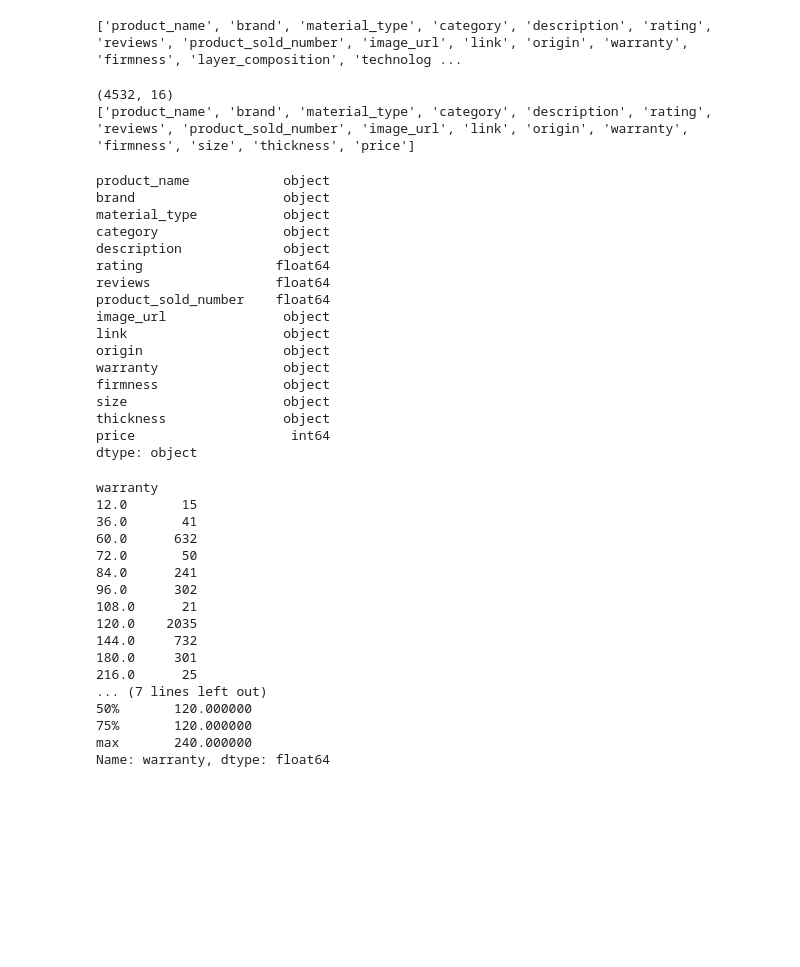
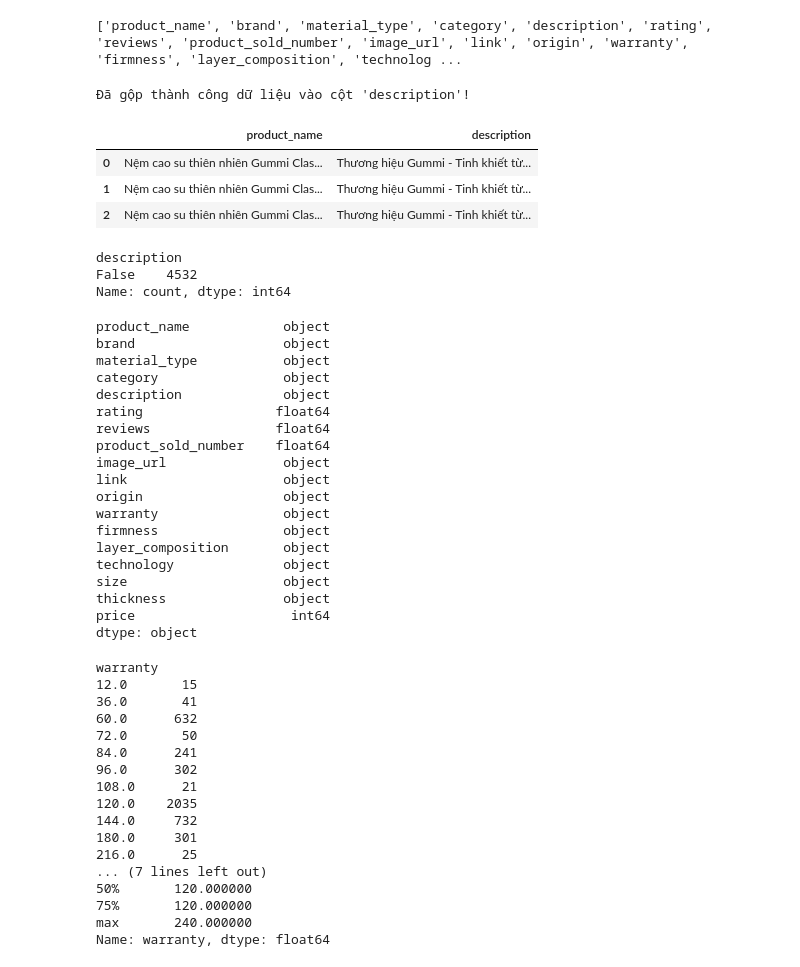
Before and after one commit to HuyyGiaa/PROJECT-DS108, a Jupyter notebook: notebooks/cleaning.ipynb, the cells around one changed output. Saved outputs shown, nothing was run; the diff lists cells and outputs as text; code cells hidden in the pictures; blank space fills up the shorter version.

```diff
--- a/notebooks/cleaning.ipynb
+++ b/notebooks/cleaning.ipynb
@@ -451,14 +452,28 @@ df_flat.shape
 print(df_flat.columns.tolist())
 # %% [output]
 ['product_name', 'brand', 'material_type', 'category', 'description', 'rating', 'reviews', 'product_sold_number', 'image_url', 'link', 'origin', 'warranty', 'firmness', 'layer_composition', 'technolog ...
-# %%
-df_flat = df_flat.drop(columns=['layer_composition', 'technology'])
-
-print(df_flat.shape)
-print(df_flat.columns.tolist())
-# %% [output]
-(4532, 16)
-['product_name', 'brand', 'material_type', 'category', 'description', 'rating', 'reviews', 'product_sold_number', 'image_url', 'link', 'origin', 'warranty', 'firmness', 'size', 'thickness', 'price']
+# %%
+# Điền giá trị rỗng (NaN) bằng chuỗi rỗng ("") để tránh lỗi khi cộng chuỗi
+df_flat['description'] = df_flat['description'].fillna("")
+df_flat['technology'] = df_flat['technology'].fillna("")
+df_flat['layer_composition'] = df_flat['layer_composition'].fillna("")
+
+df_flat['description'] = df_flat['description'] + " " + df_flat['technology'] + " " + df_flat['layer_composition']
+
+print("Đã gộp thành công dữ liệu vào cột 'description'!")
+df_flat[['product_name', 'description']].head(3)
+# %% [output]
+Đã gộp thành công dữ liệu vào cột 'description'!
+|  | product_name | description |
+| 0 | Nệm cao su thiên nhiên Gummi Clas... | Thương hiệu Gummi - Tinh khiết từ... |
+| 1 | Nệm cao su thiên nhiên Gummi Clas... | Thương hiệu Gummi - Tinh khiết từ... |
+| 2 | Nệm cao su thiên nhiên Gummi Clas... | Thương hiệu Gummi - Tinh khiết từ... |
+# %%
+print(df_flat["description"].isnull().value_counts())
+# %% [output]
+description
+False    4532
+Name: count, dtype: int64
 # %%
 print(df_flat.dtypes)
 # %% [output]
@@ -475,6 +490,8 @@ link                    object
 origin                  object
 warranty                object
 firmness                object
+layer_composition       object
+technology              object
 size                    object
 thickness               object
 price                    int64
```
Also changed, not shown: parts of 6 cells of this notebook, 20 other files.
